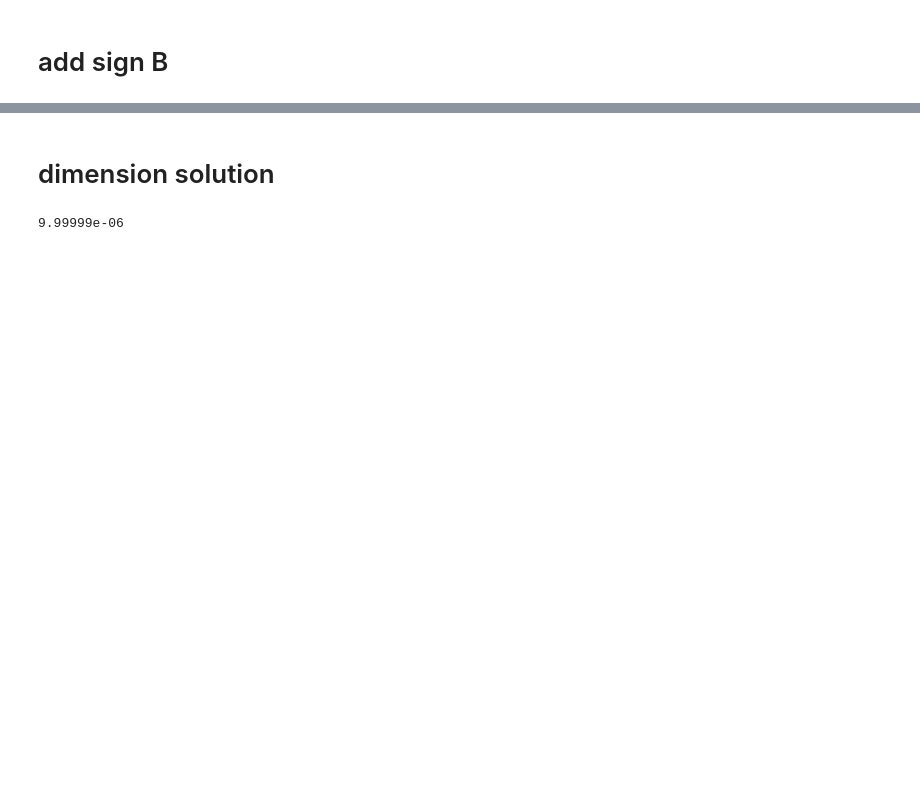
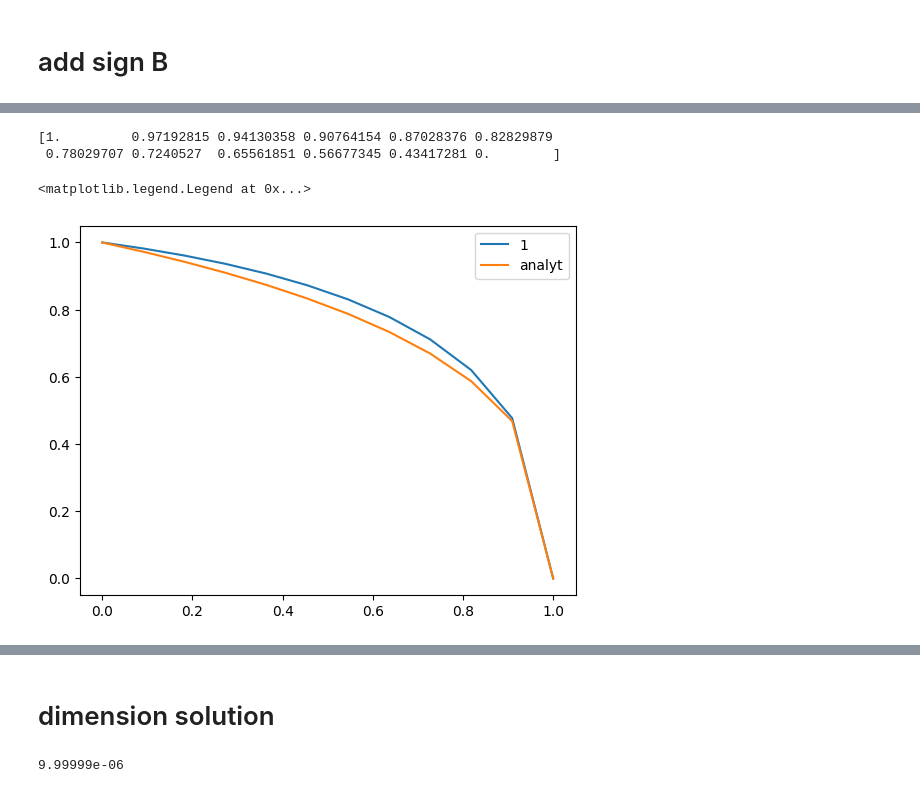
Before and after one commit to dashadem/CO2lovers, a Jupyter notebook: nonlinear.ipynb, the cells around one changed output, grey strips where cells are left out. Saved outputs shown, nothing was run; the diff lists cells and outputs as text; code cells hidden in the pictures; blank space fills up the shorter version.

```diff
--- a/nonlinear.ipynb
+++ b/nonlinear.ipynb
@@ -1310,0 +1330,31 @@ def get_solution(t0, t_end, nt, N, n_write, n_print, g0, W0, sgnB):
+# %%
+xi = np.linspace(0,1,N+2)
+# u0 = np.sqrt(1 - xi)
+
+u1 = np.ones(1)
+u1 = np.append(u1, W_small)
+u1 = np.append(u1, 0)
+
+u2 = np.ones(1)
+u2 = np.append(u2, W_small_1)
+u2 = np.append(u2, 0)
+
+u3 = np.ones(1)
+u3 = np.append(u3, W_small_2)
+u3 = np.append(u3, 0)
+
+u0 = np.ones(1)
+u0 = np.append(u0, W0)
+u0 = np.append(u0, 0)
+print(u1)
+
+# plt.plot(xi,u1, label = '0')
+plt.plot(xi,u2, label = '1')
+# plt.plot(xi,u3, label = '-1')
+plt.plot(xi,u0, label = 'analyt')
+plt.legend()
+# %% [output]
+[1.         0.97192815 0.94130358 0.90764154 0.87028376 0.82829879
+ 0.78029707 0.7240527  0.65561851 0.56677345 0.43417281 0.        ]
+<matplotlib.legend.Legend at 0x...>
+[figure, added]
```
Also changed, not shown: parts of 30 cells of this notebook.
